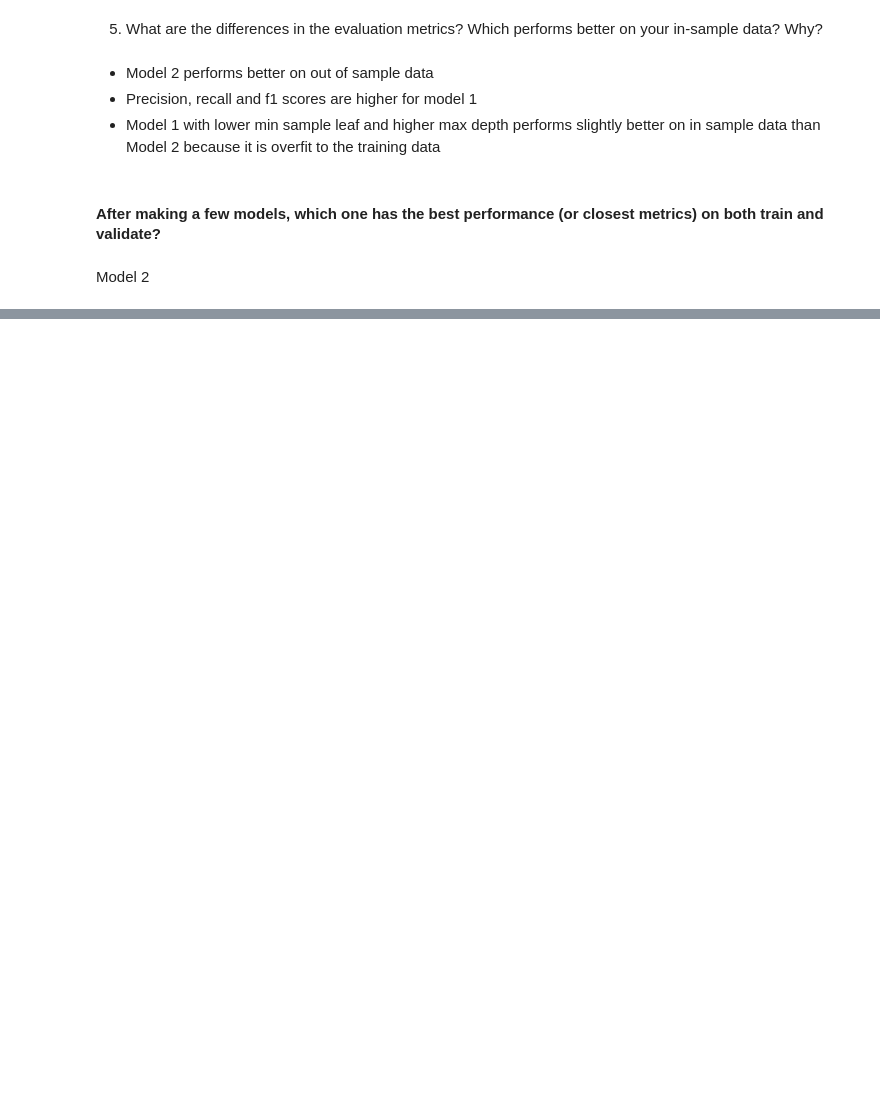
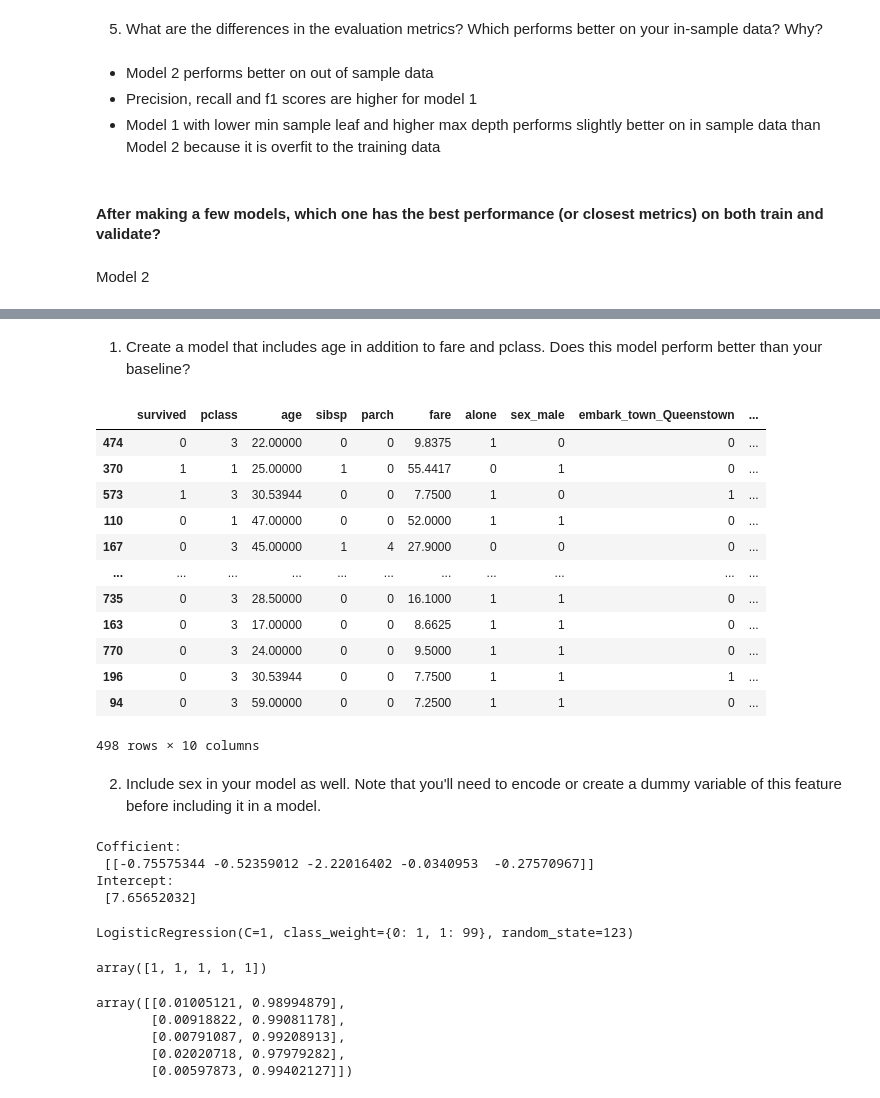
Before and after one commit to lupeluna/classification-exercises, a Jupyter notebook: model.ipynb, the cells around one changed output, grey strips where cells are left out. Drawn from its saved outputs; the diff is of its cells as text; code cells hidden in the pictures; blank space fills up the shorter version.

Commit message:
logistic regression added

```diff
--- a/model.ipynb
+++ b/model.ipynb
@@ -330,0 +748,3 @@ Model 2
+# %%
+# add the baseline
+train['baseline'] = 0
@@ -330,0 +765,30 @@ Model 2
+# %% [markdown]
+1. Create a model that includes age in addition to fare and pclass. Does this model perform better than your baseline?
+# %%
+# Include sex in your model as well. Note that you'll need to encode or create a dummy variable of this feature before including it in a model.
+train.drop(columns = 'baseline')
+# %% [output]
+|  | survived | pclass | age | sibsp | parch | fare | alone | sex_male | embark_town_Queenstown | ... |
+| 474 | 0 | 3 | 22.00000 | 0 | 0 | 9.8375 | 1 | 0 | 0 | ... |
+| 370 | 1 | 1 | 25.00000 | 1 | 0 | 55.4417 | 0 | 1 | 0 | ... |
+| 573 | 1 | 3 | 30.53944 | 0 | 0 | 7.7500 | 1 | 0 | 1 | ... |
+| 110 | 0 | 1 | 47.00000 | 0 | 0 | 52.0000 | 1 | 1 | 0 | ... |
+| 167 | 0 | 3 | 45.00000 | 1 | 4 | 27.9000 | 0 | 0 | 0 | ... |
+| ... | ... | ... | ... | ... | ... | ... | ... | ... | ... | ... |
+| 735 | 0 | 3 | 28.50000 | 0 | 0 | 16.1000 | 1 | 1 | 0 | ... |
+| 163 | 0 | 3 | 17.00000 | 0 | 0 | 8.6625 | 1 | 1 | 0 | ... |
+| 770 | 0 | 3 | 24.00000 | 0 | 0 | 9.5000 | 1 | 1 | 0 | ... |
+| 196 | 0 | 3 | 30.53944 | 0 | 0 | 7.7500 | 1 | 1 | 1 | ... |
+| 94 | 0 | 3 | 59.00000 | 0 | 0 | 7.2500 | 1 | 1 | 0 | ... |
+498 rows × 10 columns
+# %% [markdown]
+2. Include sex in your model as well. Note that you'll need to encode or create a dummy variable of this feature before including it in a model.
+# %%
+# Evaluate the intercept of the model
+print('Cofficient: \n', logit.coef_)
+print('Intercept: \n', logit.intercept_)
+# %% [output]
+Cofficient:
+ [[-0.75575344 -0.52359012 -2.22016402 -0.0340953  -0.27570967]]
+Intercept:
+ [7.65652032]
@@ -330,0 +798,20 @@ Model 2
+# %%
+# fit the model on the train data
+logit.fit(X_train, y_train)
+# %% [output]
+LogisticRegression(C=1, class_weight={0: 1, 1: 99}, random_state=123)
+# %%
+# take a look at the predictions
+y_pred = logit.predict(X_train)
+y_pred[:5]
+# %% [output]
+array([1, 1, 1, 1, 1])
+# %%
+y_pred_proba = logit.predict_proba(X_train)
+y_pred_proba[:5]
+# %% [output]
+array([[0.01005121, 0.98994879],
+       [0.00918822, 0.99081178],
+       [0.00791087, 0.99208913],
+       [0.02020718, 0.97979282],
+       [0.00597873, 0.99402127]])
```
Also changed, not shown: parts of 74 cells of this notebook.
